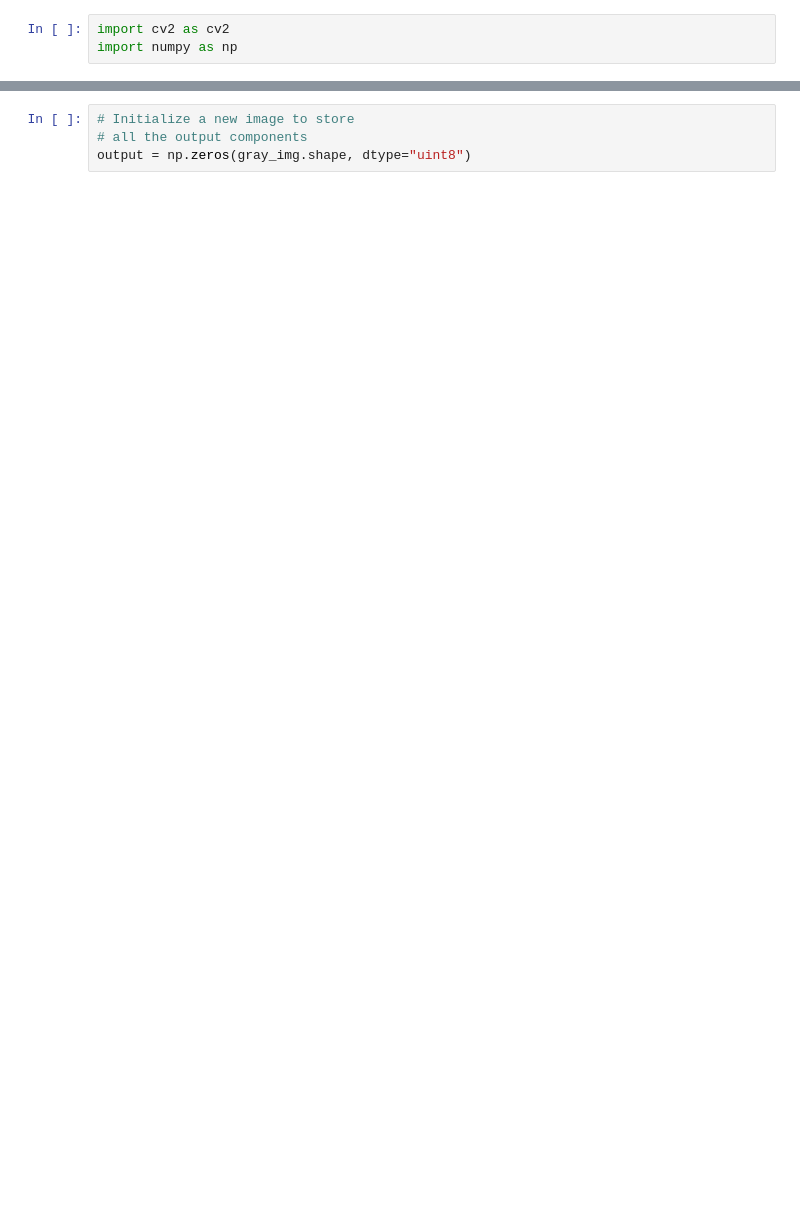
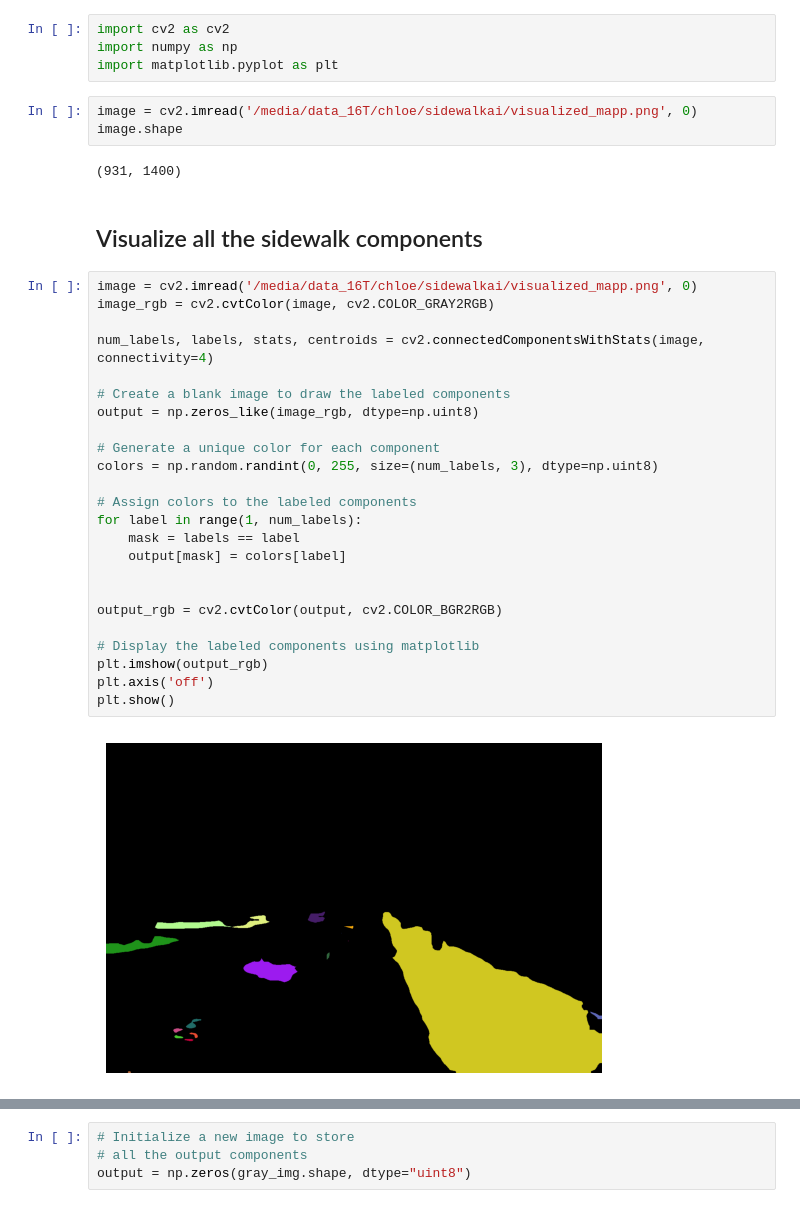
Before and after one commit to chloechiaw/sidewalkai, a Jupyter notebook: components.ipynb, the cells around one changed output, grey strips where cells are left out. Cells and saved outputs as stored; diff of their text form; blank space fills up the shorter version.

```diff
--- a/components.ipynb
+++ b/components.ipynb
@@ -7,3 +56,37 @@ Requirement already satisfied: numpy>=1.21.2 in ./.conda/lib/python3.10/site-pac
 # %%
 import cv2 as cv2
 import numpy as np
+import matplotlib.pyplot as plt
+# %%
+image = cv2.imread('/media/data_16T/chloe/sidewalkai/visualized_mapp.png', 0)
+image.shape
+# %% [output]
+(931, 1400)
+# %% [markdown]
+## Visualize all the sidewalk components
+# %%
+image = cv2.imread('/media/data_16T/chloe/sidewalkai/visualized_mapp.png', 0)
+image_rgb = cv2.cvtColor(image, cv2.COLOR_GRAY2RGB)
+
+num_labels, labels, stats, centroids = cv2.connectedComponentsWithStats(image, connectivity=4)
+
+# Create a blank image to draw the labeled components
+output = np.zeros_like(image_rgb, dtype=np.uint8)
+
+# Generate a unique color for each component
+colors = np.random.randint(0, 255, size=(num_labels, 3), dtype=np.uint8)
+
+# Assign colors to the labeled components
+for label in range(1, num_labels):
+    mask = labels == label
+    output[mask] = colors[label]
+
+
+output_rgb = cv2.cvtColor(output, cv2.COLOR_BGR2RGB)
+
+# Display the labeled components using matplotlib
+plt.imshow(output_rgb)
+plt.axis('off')
+plt.show()
+# %% [output]
+[figure, added]
```
Also changed, not shown: parts of 55 cells of this notebook, 10 other files.
